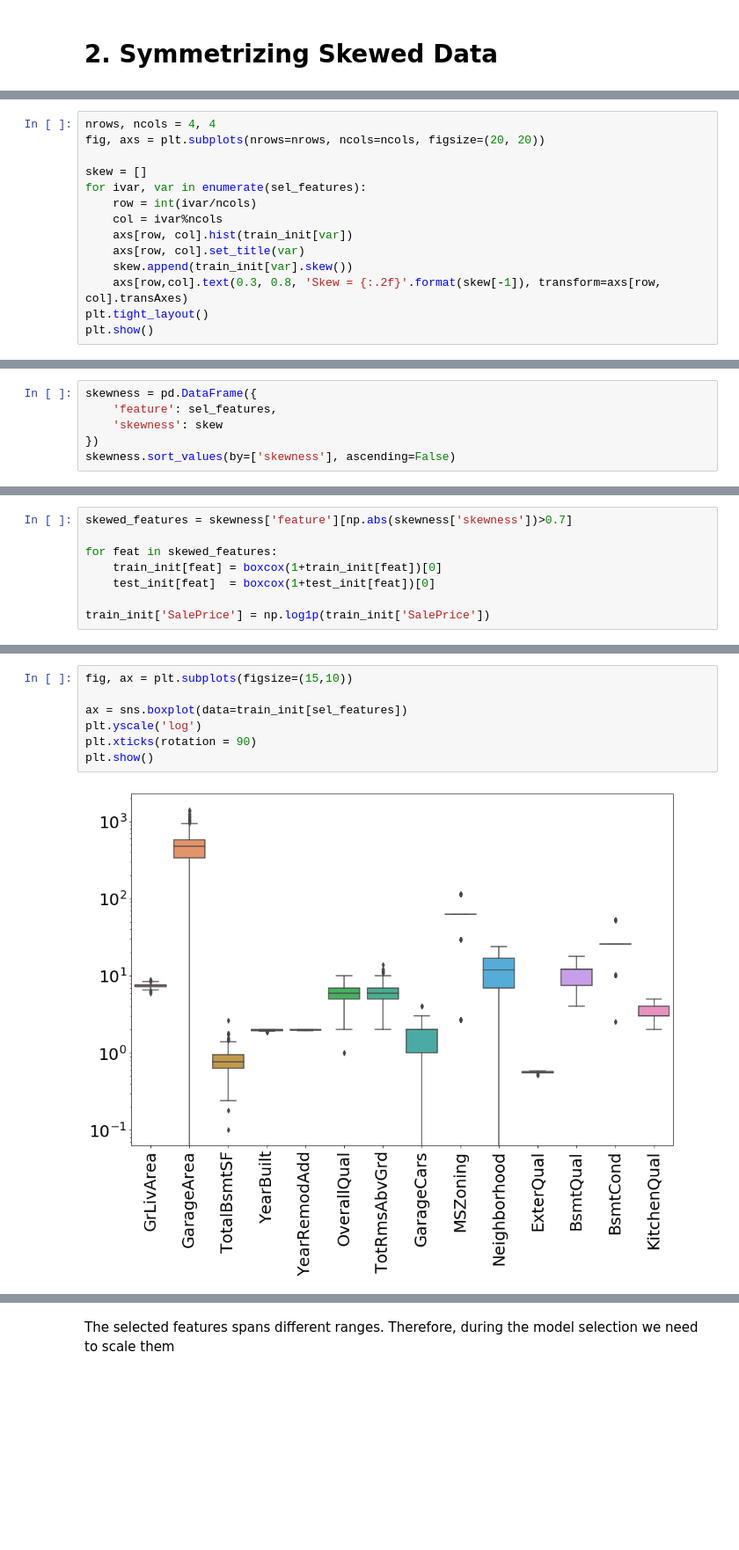
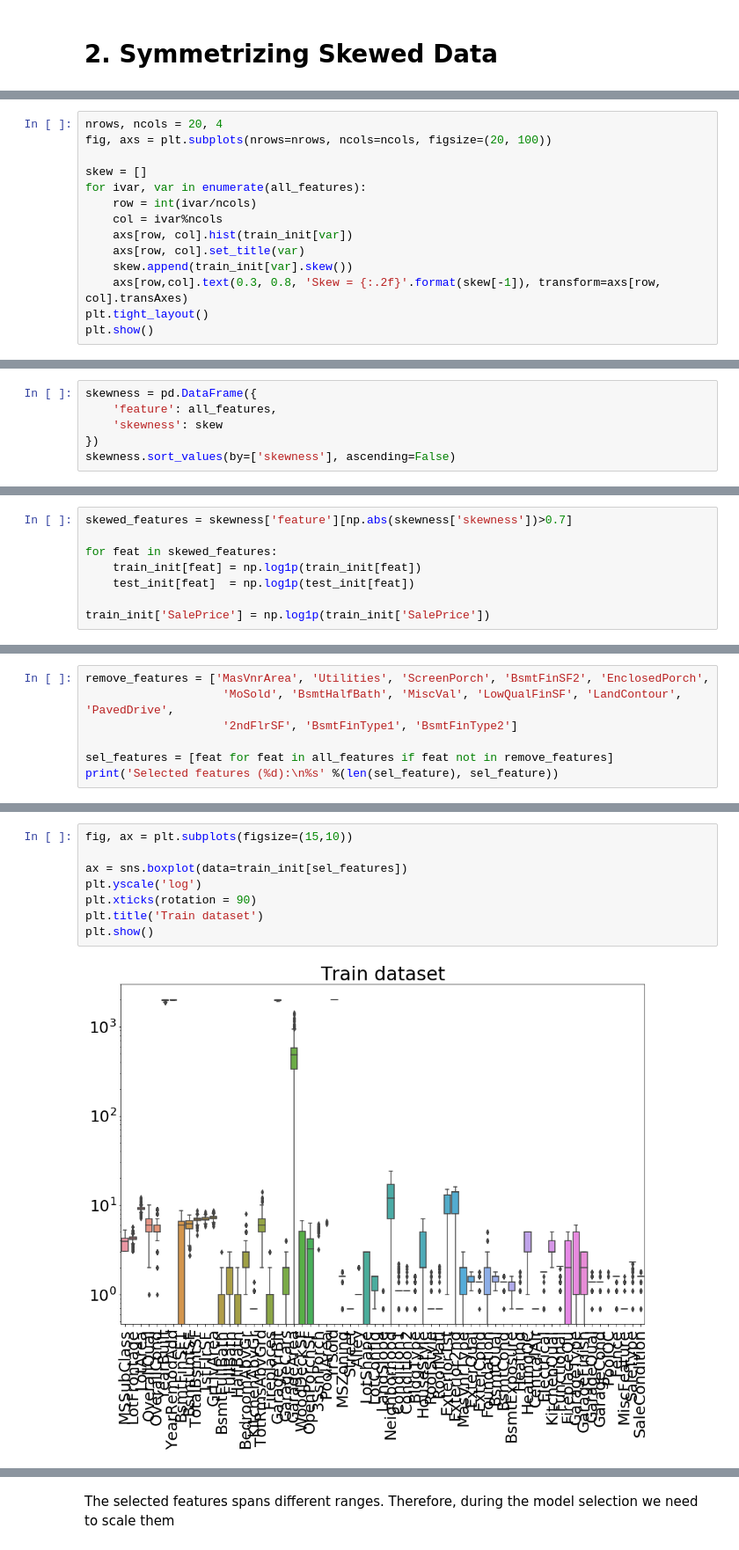
Before and after one commit to flucarelli94/MachineLearning_projects, a Jupyter notebook: House prices/Sale_price_prediction.ipynb, the cells around one changed output, grey strips where cells are left out. Shown at 88% size. Drawn from its saved outputs; the diff is of its cells as text; blank space fills up the shorter version.

```diff
--- a/House prices/Sale_price_prediction.ipynb
+++ b/House prices/Sale_price_prediction.ipynb
@@ -479,9 +391,9 @@ Some are highly asymmetric. We parametrize the asymmetry with the skewness.
 # %%
-nrows, ncols = 4, 4
-fig, axs = plt.subplots(nrows=nrows, ncols=ncols, figsize=(20, 20))
+nrows, ncols = 20, 4
+fig, axs = plt.subplots(nrows=nrows, ncols=ncols, figsize=(20, 100))
 
 skew = []
-for ivar, var in enumerate(sel_features):
+for ivar, var in enumerate(all_features):
     row = int(ivar/ncols)
     col = ivar%ncols
     axs[row, col].hist(train_init[var])
@@ -495,6 +407,6 @@ plt.show()
 # %%
 skewness = pd.DataFrame({
-    'feature': sel_features,
+    'feature': all_features,
     'skewness': skew
 })
 skewness.sort_values(by=['skewness'], ascending=False)
@@ -520,7 +430,7 @@ Nearly half of the features have a highly asymmetric distribution (absolute valu
 skewed_features = skewness['feature'][np.abs(skewness['skewness'])>0.7]
 
 for feat in skewed_features:
-    train_init[feat] = boxcox(1+train_init[feat])[0]
-    test_init[feat]  = boxcox(1+test_init[feat])[0]
+    train_init[feat] = np.log1p(train_init[feat])
+    test_init[feat]  = np.log1p(test_init[feat])
 
 train_init['SalePrice'] = np.log1p(train_init['SalePrice'])
@@ -551,0 +465,7 @@ All the relevant distributions have now been symmetrized
+# %%
+remove_features = ['MasVnrArea', 'Utilities', 'ScreenPorch', 'BsmtFinSF2', 'EnclosedPorch',
+                    'MoSold', 'BsmtHalfBath', 'MiscVal', 'LowQualFinSF', 'LandContour', 'PavedDrive',
+                    '2ndFlrSF', 'BsmtFinType1', 'BsmtFinType2']
+
+sel_features = [feat for feat in all_features if feat not in remove_features]
+print('Selected features (%d):\n%s' %(len(sel_feature), sel_feature))
@@ -552,9 +477,10 @@ All the relevant distributions have now been symmetrized
 # %%
 fig, ax = plt.subplots(figsize=(15,10))
 
 ax = sns.boxplot(data=train_init[sel_features])
 plt.yscale('log')
 plt.xticks(rotation = 90)
+plt.title('Train dataset')
 plt.show()
 # %% [output]
-[figure, old version]
+[figure, new version]
```
Also changed, not shown: parts of 68 cells of this notebook.
